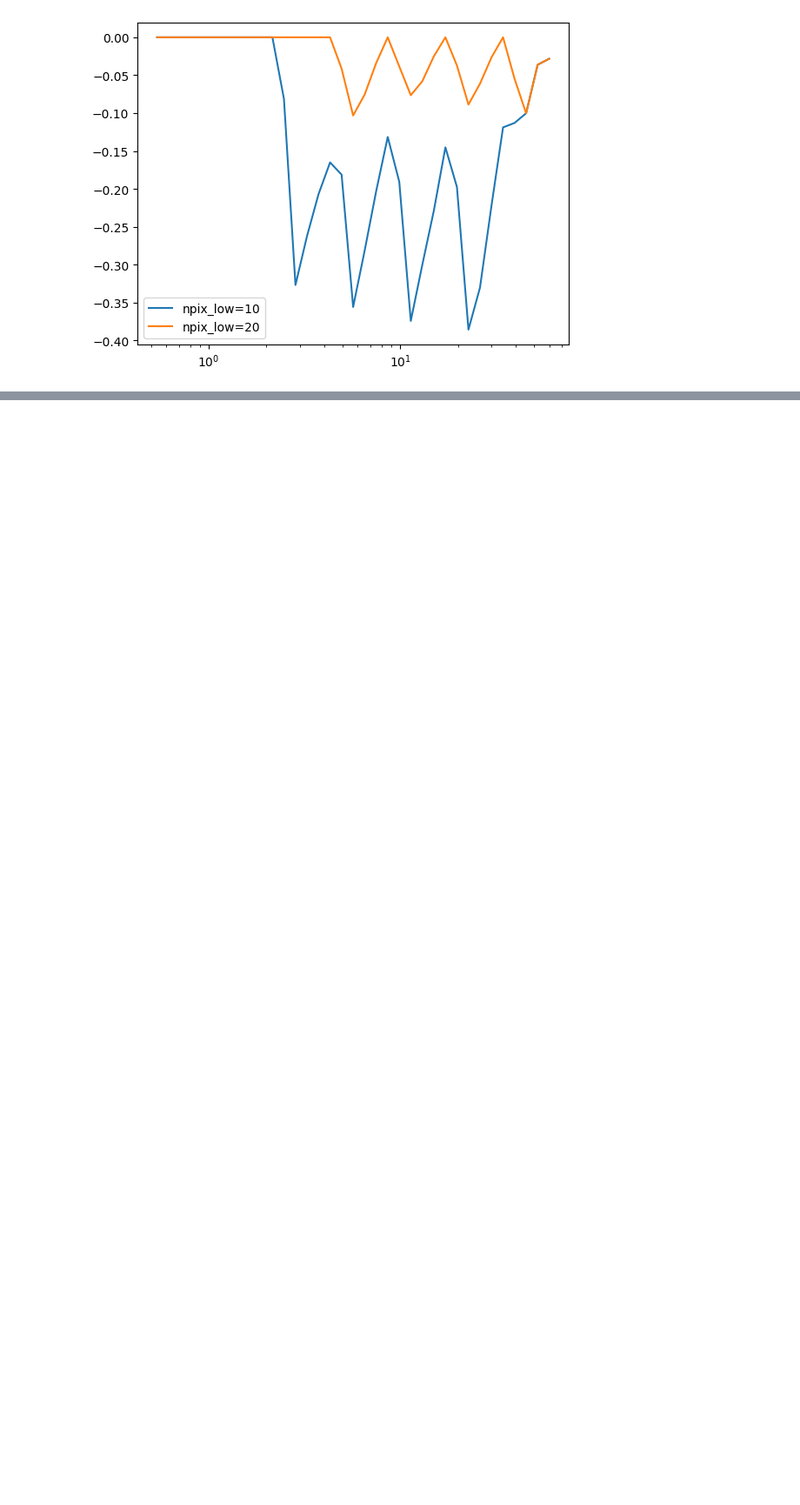
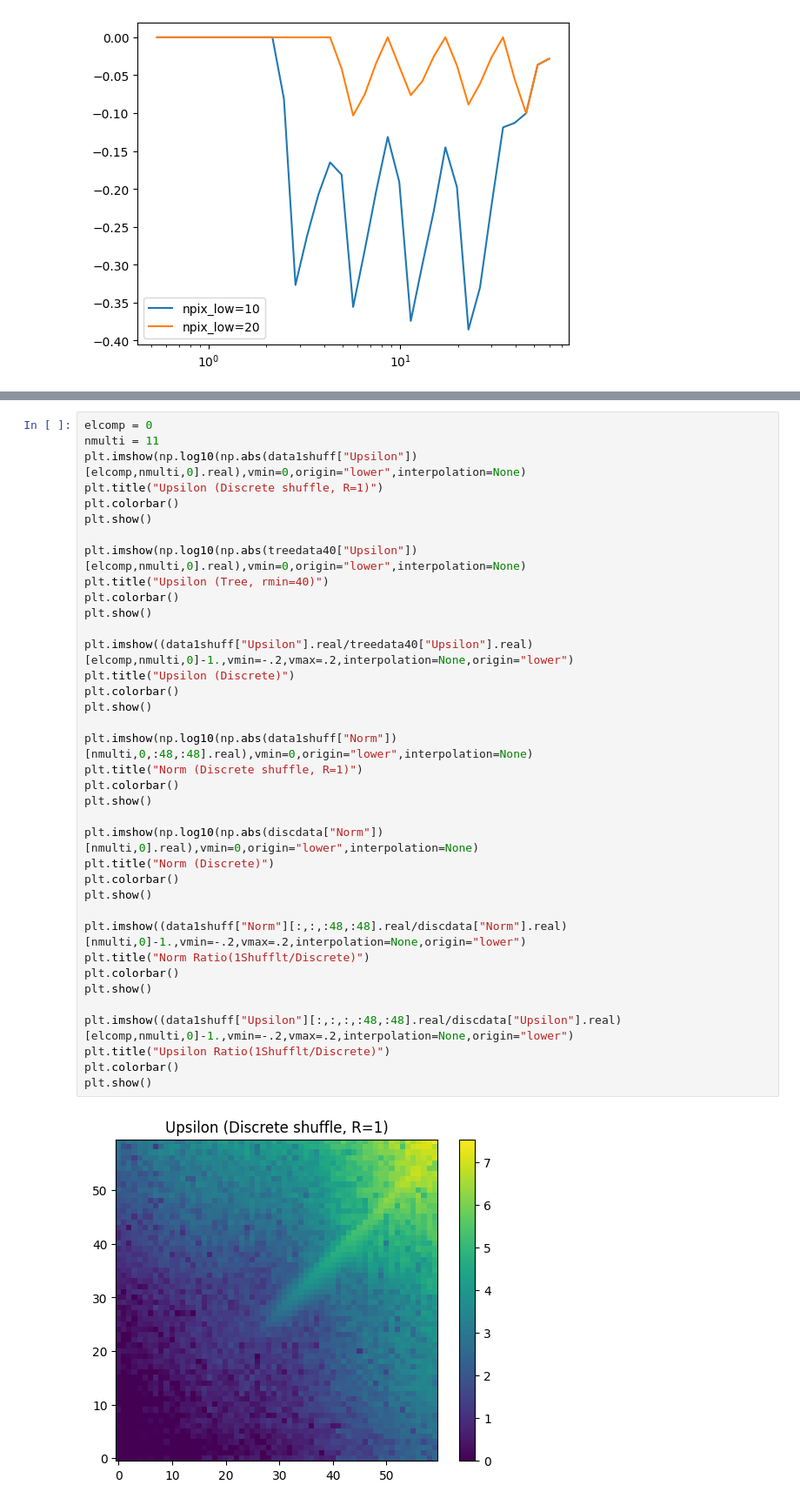
Before and after one commit to lporth93/orpheus, a Jupyter notebook: Tutorials_private/Tutorial_Basic.ipynb, the cells around one changed output, grey strips where cells are left out. Shown at 87% size. Cells and saved outputs as stored; diff of their text form; blank space fills up the shorter version.

```diff
--- a/Tutorials_private/Tutorial_Basic.ipynb
+++ b/Tutorials_private/Tutorial_Basic.ipynb
@@ -785,0 +1074,39 @@ plt.show()
+# %%
+elcomp = 0
+nmulti = 11
+plt.imshow(np.log10(np.abs(data1shuff["Upsilon"])[elcomp,nmulti,0].real),vmin=0,origin="lower",interpolation=None)
+plt.title("Upsilon (Discrete shuffle, R=1)")
+plt.colorbar()
+plt.show()
+
+plt.imshow(np.log10(np.abs(treedata40["Upsilon"])[elcomp,nmulti,0].real),vmin=0,origin="lower",interpolation=None)
+plt.title("Upsilon (Tree, rmin=40)")
+plt.colorbar()
+plt.show()
+
+plt.imshow((data1shuff["Upsilon"].real/treedata40["Upsilon"].real)[elcomp,nmulti,0]-1.,vmin=-.2,vmax=.2,interpolation=None,origin="lower")
+plt.title("Upsilon (Discrete)")
+plt.colorbar()
+plt.show()
+
+plt.imshow(np.log10(np.abs(data1shuff["Norm"])[nmulti,0,:48,:48].real),vmin=0,origin="lower",interpolation=None)
+plt.title("Norm (Discrete shuffle, R=1)")
+plt.colorbar()
+plt.show()
+
+plt.imshow(np.log10(np.abs(discdata["Norm"])[nmulti,0].real),vmin=0,origin="lower",interpolation=None)
+plt.title("Norm (Discrete)")
+plt.colorbar()
+plt.show()
+
+plt.imshow((data1shuff["Norm"][:,:,:48,:48].real/discdata["Norm"].real)[nmulti,0]-1.,vmin=-.2,vmax=.2,interpolation=None,origin="lower")
+plt.title("Norm Ratio(1Shufflt/Discrete)")
+plt.colorbar()
+plt.show()
+
+plt.imshow((data1shuff["Upsilon"][:,:,:,:48,:48].real/discdata["Upsilon"].real)[elcomp,nmulti,0]-1.,vmin=-.2,vmax=.2,interpolation=None,origin="lower")
+plt.title("Upsilon Ratio(1Shufflt/Discrete)")
+plt.colorbar()
+plt.show()
+# %% [output]
+[figure, added]
```
Also changed, not shown: parts of 116 cells of this notebook, 13 other files.
